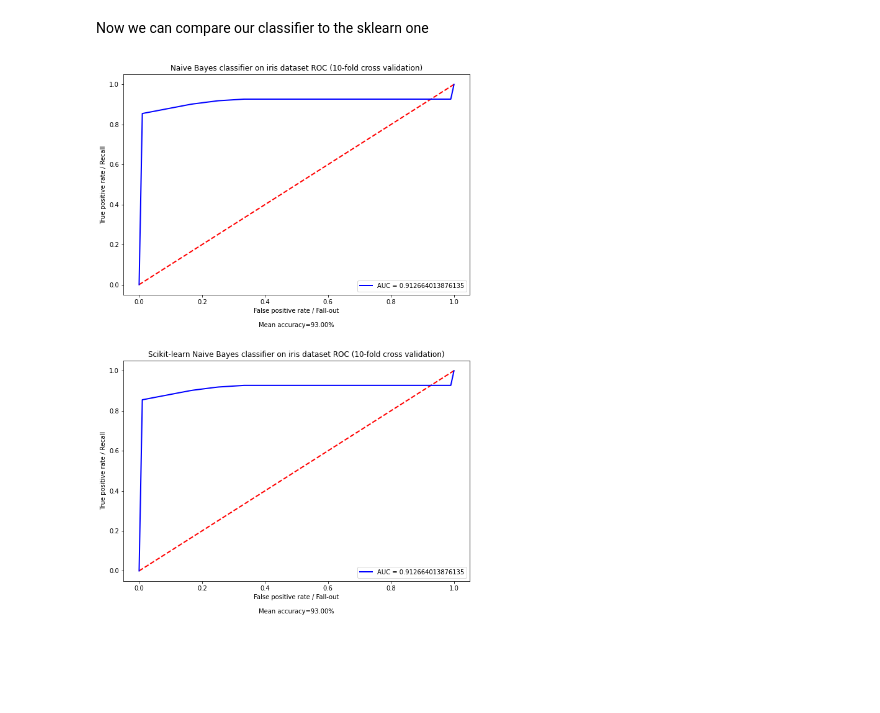
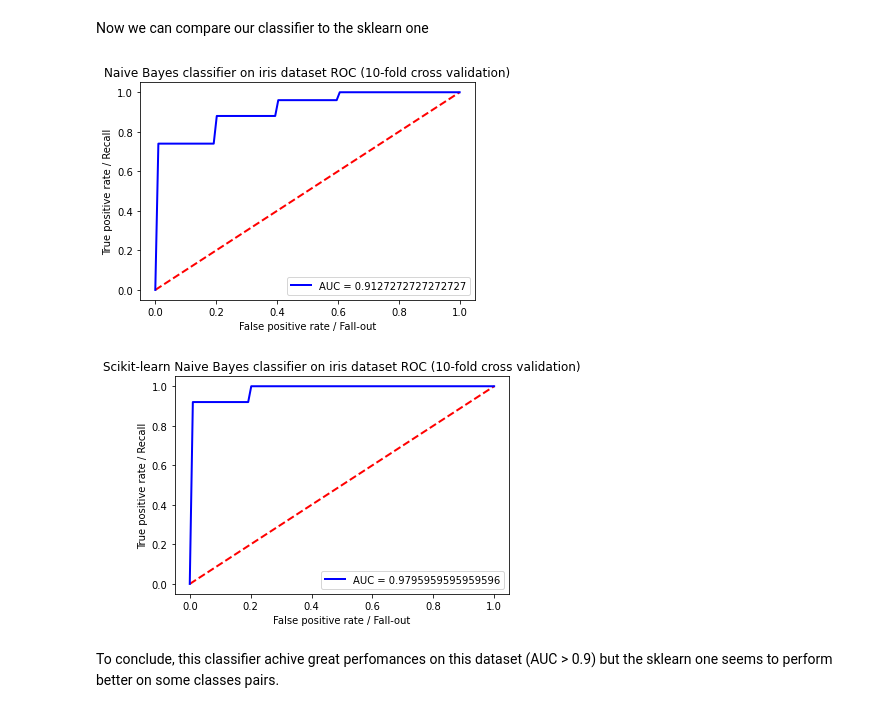
Before and after one commit to Cackbone/ML, a Jupyter notebook: naive_bayes.ipynb, the cells around one changed output. Drawn from its saved outputs; the diff is of its cells as text; code cells hidden in the pictures; blank space fills up the shorter version.

```diff
--- a/naive_bayes.ipynb
+++ b/naive_bayes.ipynb
@@ -260,26 +320,26 @@ def kfold(dataset, k):
 The cross validation algorithm will take each batch as a train set and the others as test set. For each step we will compute a confusion matrix to get the true and false positive rate to build a ROC plot later and the accuracy. And we will do the mean on these data.
 # %%
 """Find the true positive rate and false positive rate for a classifier on k batches"""
-def cross_validation(batches, algofn):
+def cross_validation(X, y, algofn, k=10):
     tprs = []
-    accuracies = []
     mean_fpr = np.linspace(0, 1, 100)
+    kf = StratifiedKFold(n_splits=k)
+    X = np.array(X)
+    y = np.array(y)
 
-    for i, batch in enumerate(batches):
-        train_set = list(map(lambda x: sum(list(x), []),
-                             zip(*(batches[:i] + batches[i + 1:]))))
-        result = algofn(train_set, batch[0])
-        matrix = ConfusionMatrix.build_from(batch[1], result)
-        interp_tpr = np.interp(mean_fpr, matrix.fpr(), matrix.tpr())
+    for train_idx, test_idx in kf.split(X, y):
+        Xtrain, Xtest = list(X[train_idx]), list(X[test_idx])
+        ytrain, ytest = list(y[train_idx]), list(y[test_idx])
+        result = algofn([Xtrain, ytrain], Xtest)
+        tpr, fpr = roc_curve(ytest, result)
+        interp_tpr = np.interp(mean_fpr, fpr, tpr)
         interp_tpr[0] = 0
         tprs.append(interp_tpr)
-        accuracies.append(matrix.accuracy())
 
     mean_tpr = np.mean(tprs, axis=0)
     mean_tpr[-1] = 1
-    mean_accuracy = np.mean(accuracies)
 
-    return mean_accuracy, mean_tpr, mean_fpr
+    return mean_tpr, mean_fpr
 # %% [markdown]
 We can plot these data and compute the AUC.
 
@@ -296,7 +356,7 @@ def auc(x, y):
 Draw an ROC plot for the true positive rate and the false positive rate
 and display the AUC value
 """
-def plot_roc(ax, accuracy, tpr, fpr, title):
+def plot_roc(ax, tpr, fpr, title):
     ax.plot([0, 1], [0, 1], linestyle="--", lw=2, color="r")
 
     auc_value = auc(fpr, tpr)
@@ -304,10 +364,9 @@ def plot_roc(ax, accuracy, tpr, fpr, title):
             label=f"AUC = {auc_value}",
             lw=2)
 
-    acc = accuracy * 100
     ax.set(xlim=[-0.05, 1.05],
            ylim=[-0.05, 1.05],
-           xlabel=f"False positive rate / Fall-out\n\nMean accuracy={acc:0.2f}%",
+           xlabel=f"False positive rate / Fall-out",
            ylabel="True positive rate / Recall",
            title=title)
     ax.legend(loc="lower right")
@@ -316,26 +375,27 @@ Now we can compare our classifier to the sklearn one
 # %%
     ds = datasets.load_iris()
     target_names = ds.target_names.tolist()
     X = ds.data.tolist()
     y = ds.target.tolist()
 
     remove_rand_class(X, y, target_names)
 
-    k = 10
-    batches = kfold([X, y], k)
-
     nb = NaiveBayes()
-    acc, tpr, fpr = cross_validation(batches, lambda train, test: nb.fit(train[0], train[1]).predict(test))
+    tpr, fpr = cross_validation(X, y, lambda train, test: nb.fit(train[0], train[1]).predict_proba(test))
 
 
     # Sklearn Gaussian Naive Bayes classifier
     gnb = GaussianNB()
-    acc2, tpr2, fpr2 = cross_validation(batches, lambda train, test: gnb.fit(train[0], train[1]).predict(test).tolist())
+    tpr2, fpr2 = cross_validation(X, y, lambda train, test: gnb.fit(train[0], train[1]).predict_proba(test).tolist())
 
-    fig, (ax1, ax2) = plt.subplots(2, 1)
-    plt.subplots_adjust(hspace=0.3)
-    fig.set_size_inches(10, 15)
-    plot_roc(ax1, acc, tpr, fpr, f"Naive Bayes classifier on iris dataset ROC ({k}-fold cross validation)")
-    plot_roc(ax2, acc2, tpr2, fpr2, f"Scikit-learn Naive Bayes classifier on iris dataset ROC ({k}-fold cross validation)")
+    ax1 = plt.subplot()
+    plot_roc(ax1, tpr, fpr, "Naive Bayes classifier on iris dataset ROC (10-fold cross validation)")
 # %% [output]
-[figure, old version]
+[figure, new version]
+# %%
+ax2 = plt.subplot()
+plot_roc(ax2, tpr2, fpr2, "Scikit-learn Naive Bayes classifier on iris dataset ROC (10-fold cross validation)")
+# %% [output]
+[figure, added]
+# %% [markdown]
+To conclude, this classifier achive great perfomances on this dataset (AUC > 0.9) but the sklearn one seems to perform better on some classes pairs.
```
Also changed, not shown: parts of 9 cells of this notebook.
